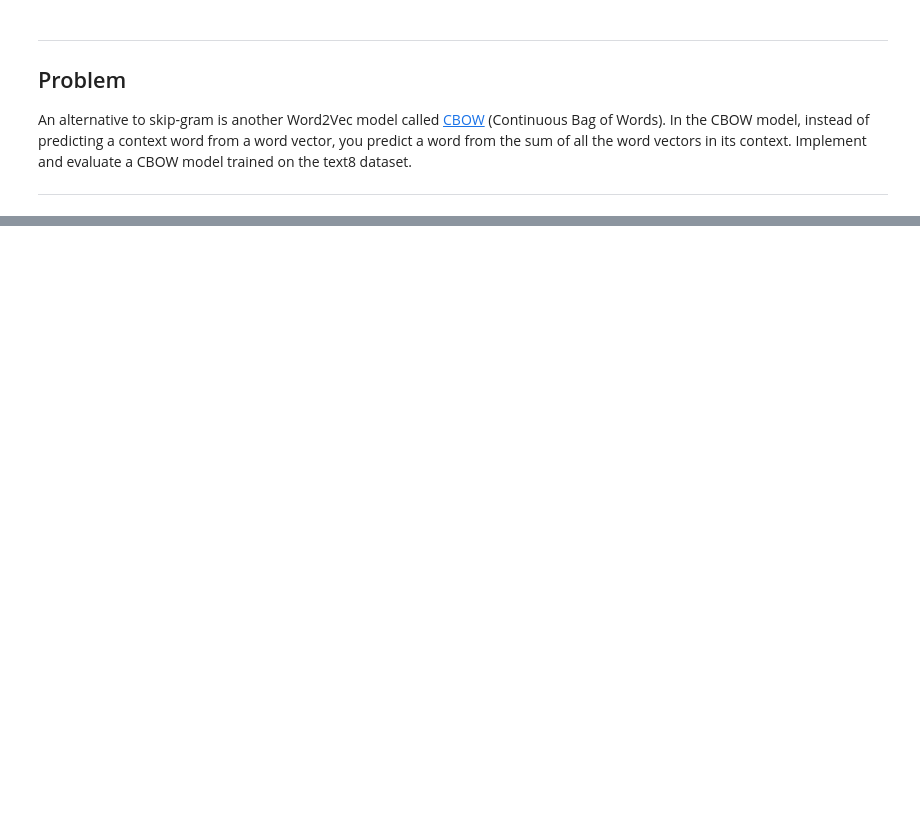
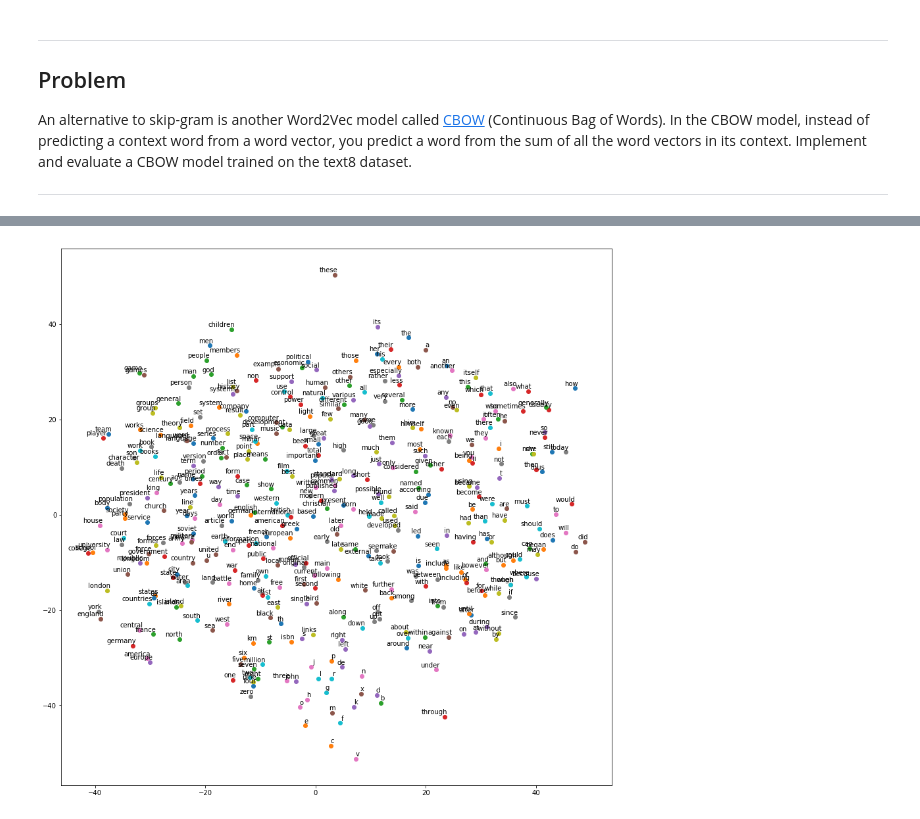
Before and after one commit to dangall/Deep-Learning-course, a Jupyter notebook: 5_word2vec.ipynb, the cells around one changed output, grey strips where cells are left out. Drawn from its saved outputs; the diff is of its cells as text; code cells hidden in the pictures; blank space fills up the shorter version.

```diff
--- a/5_word2vec.ipynb
+++ b/5_word2vec.ipynb
@@ -268,3 +272,28 @@ Problem
 An alternative to skip-gram is another Word2Vec model called [CBOW](http://arxiv.org/abs/1301.3781) (Continuous Bag of Words). In the CBOW model, instead of predicting a context word from a word vector, you predict a word from the sum of all the word vectors in its context. Implement and evaluate a CBOW model trained on the text8 dataset.
 
 ---
+# %%
+def generate_batch_cbow(batch_size, skip_window):
+    global data_index
+    context_window = 2 * skip_window # calculate the context_window - this is the total number of words around the target
+    assert batch_size % context_window == 0 # ensure the context window can be taken from the batch size
+    num_labels = batch_size / context_window # the number of labels is the how many context windows fit in the batch
+    batch = np.ndarray(shape=(batch_size), dtype=np.int32)
+    labels = np.ndarray(shape=(num_labels, 1), dtype=np.int32)
+    span = 2 * skip_window + 1 # [ skip_window target skip_window ]
+    buffer = collections.deque(maxlen=span)
+    for _ in range(span):
+        buffer.append(data[data_index])
+        data_index = (data_index + 1) % len(data)
+    for i in range(num_labels):
+        target = skip_window  # target label at the center of the buffer
+        labels[i, 0] = buffer[target] # set he label
+        targets_to_avoid = [ skip_window ]
+        for j in range(context_window):
+            while target in targets_to_avoid:
+                target = random.randint(0, span - 1)
+            targets_to_avoid.append(target)
+            batch[i * context_window + j] = buffer[target]
+        buffer.append(data[data_index])
+        data_index = (data_index + 1) % len(data)
+    return batch, labels
@@ -270,0 +395,20 @@ An alternative to skip-gram is another Word2Vec model called [CBOW](http://arxiv
+# %%
+num_points = 400
+
+tsne = TSNE(perplexity=30, n_components=2, init='pca', n_iter=5000)
+two_d_embeddings = tsne.fit_transform(final_embeddings[1:num_points+1, :])
+# %%
+def plot(embeddings, labels):
+    assert embeddings.shape[0] >= len(labels), 'More labels than embeddings'
+    pylab.figure(figsize=(15,15))  # in inches
+    for i, label in enumerate(labels):
+        x, y = embeddings[i,:]
+        pylab.scatter(x, y)
+        pylab.annotate(label, xy=(x, y), xytext=(5, 2), textcoords='offset points',
+                       ha='right', va='bottom')
+    pylab.show()
+
+words = [reverse_dictionary[i] for i in range(1, num_points+1)]
+plot(two_d_embeddings, words)
+# %% [output]
+[figure, added]
```
Also changed, not shown: parts of 6 cells of this notebook.
